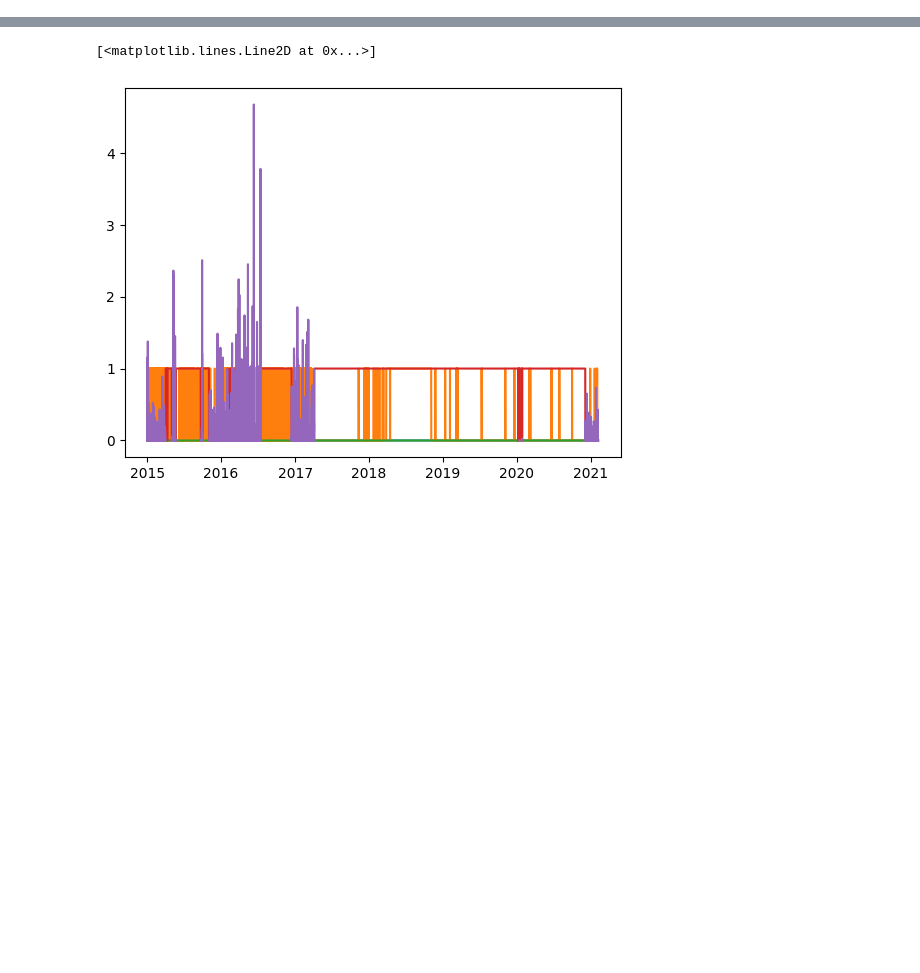
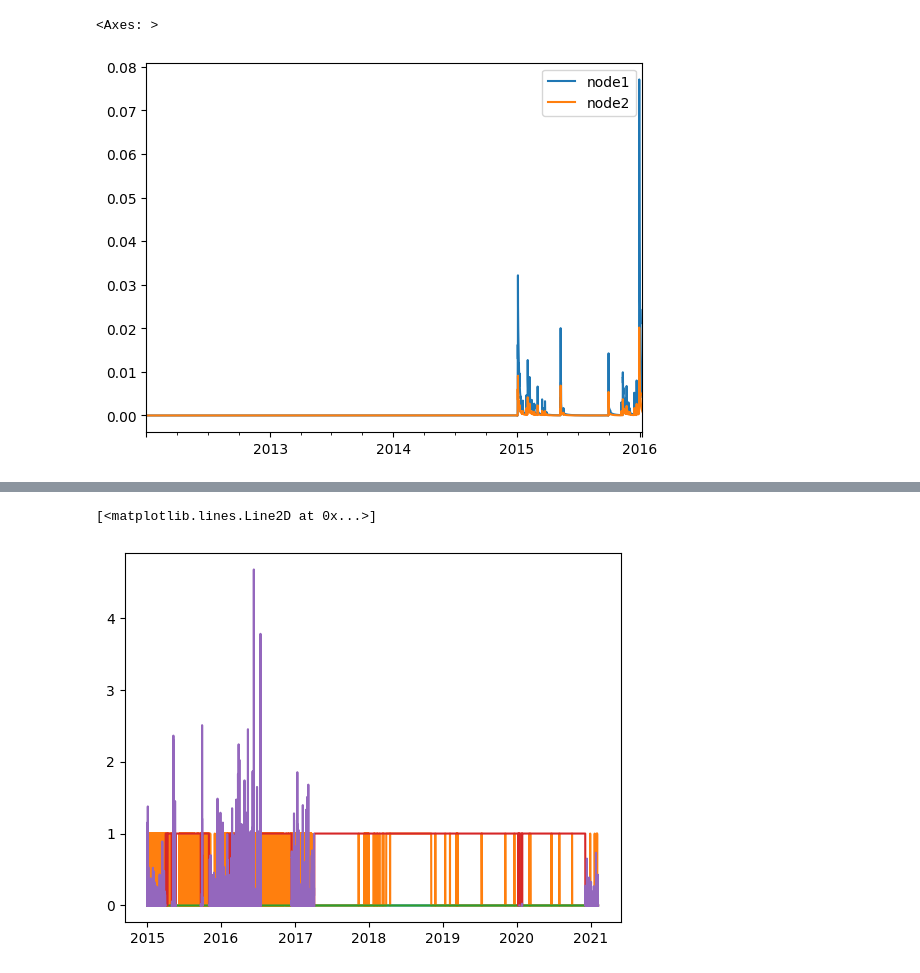
Before and after one commit to everettsp/optswmm, a Jupyter notebook: main.ipynb, the cells around one changed output, grey strips where cells are left out. Saved outputs shown, nothing was run; the diff lists cells and outputs as text; code cells hidden in the pictures; blank space fills up the shorter version.

```diff
--- a/main.ipynb
+++ b/main.ipynb
@@ -28,0 +10,20 @@ station_id = "HY006"
+# %%
+from pyswmm import Simulation, Nodes
+nodes = ["node1","node2"]
+res = {node:[] for node in nodes}
+dti = []
+
+PARAM_MAPPING = {"discharge":"total_inflow","stage":"depth"}
+
+model_file = r"models/HY006/HY006.inp"
+with Simulation(model_file) as sim:
+    for step in sim:
+        dti.append(sim.current_time)
+        for node in nodes:
+            res[node].append(getattr(Nodes(sim)[node],PARAM_MAPPING["discharge"]))
+# %%
+df = pd.DataFrame(index=dti, data=res)
+df.plot()
+# %% [output]
+<Axes: >
+[figure, added]
```
Also changed, not shown: parts of 5 cells of this notebook, 9 other files.
